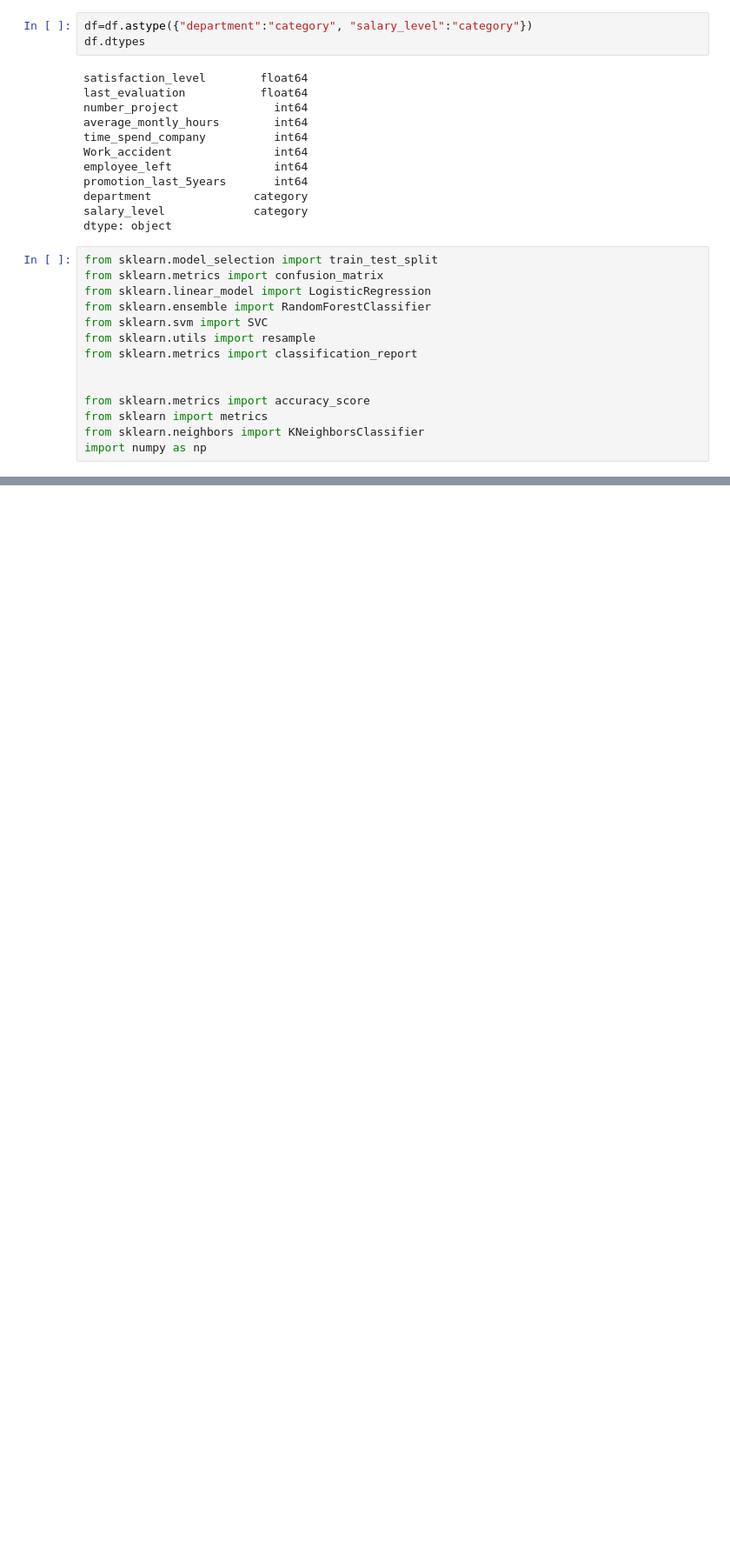
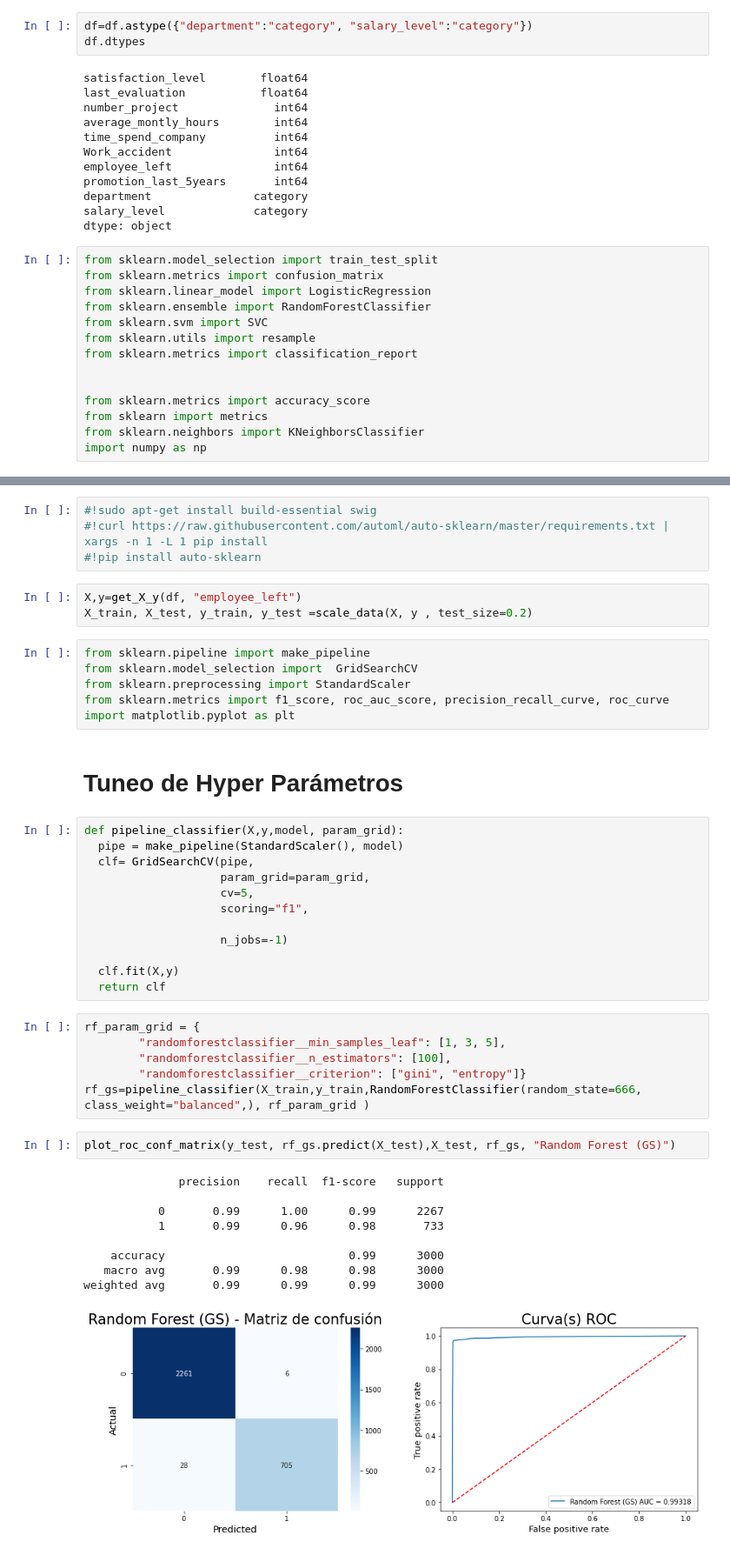
Before and after one commit to JECaballeroR/EmployeeTurnover, a Jupyter notebook: Clonk_Prueba_selección.ipynb, the cells around one changed output, grey strips where cells are left out. Shown at 87% size. Saved outputs shown, nothing was run; the diff lists cells and outputs as text; blank space fills up the shorter version.

```diff
--- a/Clonk_Prueba_selección.ipynb
+++ b/Clonk_Prueba_selección.ipynb
@@ -355,0 +466,45 @@ Random Forest  - Matriz de confusión:
+# %%
+#!sudo apt-get install build-essential swig
+#!curl https://raw.githubusercontent.com/automl/auto-sklearn/master/requirements.txt | xargs -n 1 -L 1 pip install
+#!pip install auto-sklearn
+# %%
+X,y=get_X_y(df, "employee_left")
+X_train, X_test, y_train, y_test =scale_data(X, y , test_size=0.2)
+# %%
+from sklearn.pipeline import make_pipeline
+from sklearn.model_selection import  GridSearchCV
+from sklearn.preprocessing import StandardScaler
+from sklearn.metrics import f1_score, roc_auc_score, precision_recall_curve, roc_curve
+import matplotlib.pyplot as plt
+# %% [markdown]
+# Tuneo de Hyper Parámetros
+# %%
+def pipeline_classifier(X,y,model, param_grid):
+  pipe = make_pipeline(StandardScaler(), model)
+  clf= GridSearchCV(pipe,
+                    param_grid=param_grid,
+                    cv=5,
+                    scoring="f1",
+
+                    n_jobs=-1)
+
+  clf.fit(X,y)
+  return clf
+# %%
+rf_param_grid = {
+        "randomforestclassifier__min_samples_leaf": [1, 3, 5],
+        "randomforestclassifier__n_estimators": [100],
+        "randomforestclassifier__criterion": ["gini", "entropy"]}
+rf_gs=pipeline_classifier(X_train,y_train,RandomForestClassifier(random_state=666, class_weight="balanced",), rf_param_grid )
+# %%
+plot_roc_conf_matrix(y_test, rf_gs.predict(X_test),X_test, rf_gs, "Random Forest (GS)")
+# %% [output]
+              precision    recall  f1-score   support
+
+           0       0.99      1.00      0.99      2267
+           1       0.99      0.96      0.98       733
+
+    accuracy                           0.99      3000
+   macro avg       0.99      0.98      0.98      3000
+weighted avg       0.99      0.99      0.99      3000
+[figure, added]
```
Also changed, not shown: parts of 15 cells of this notebook.
